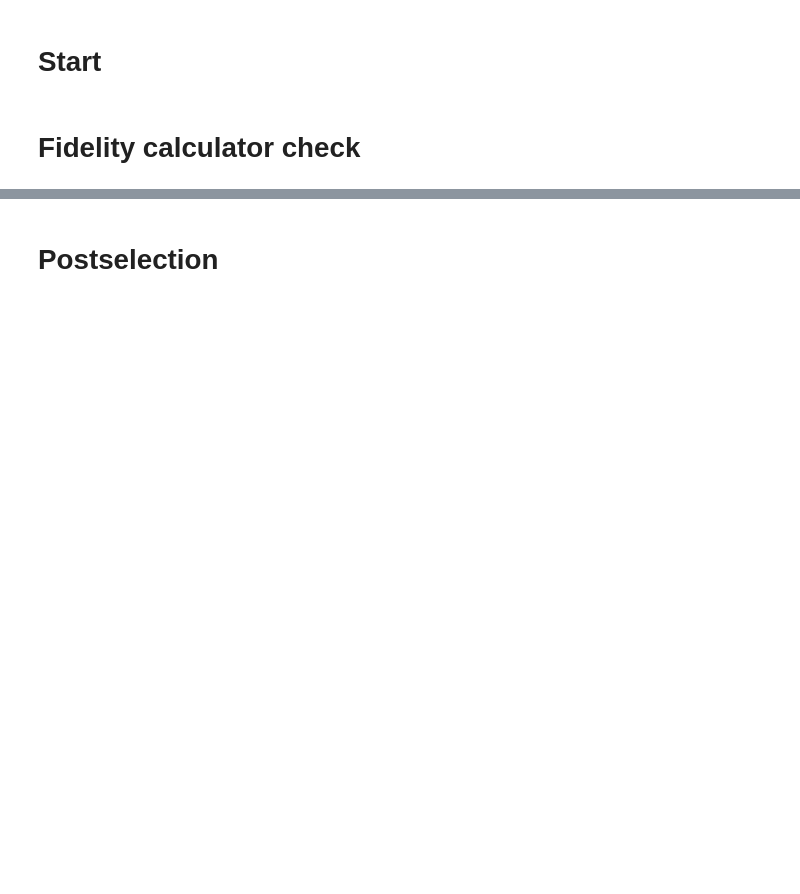
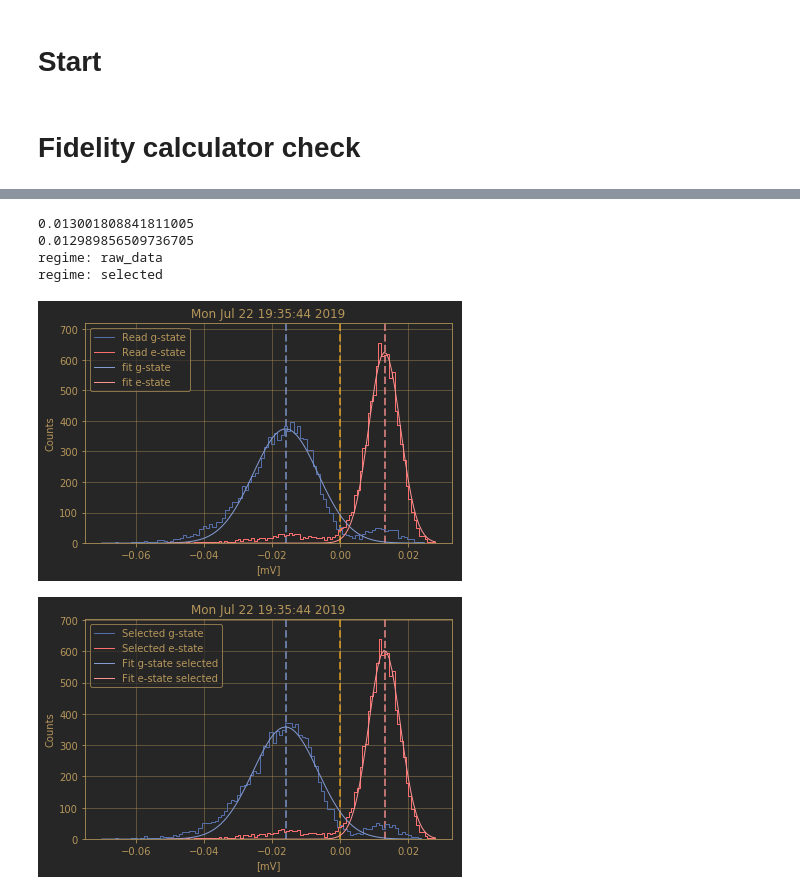
Before and after one commit to qc-coder/SingleShotReadout, a Jupyter notebook: Test_the_SSResult_Class.ipynb, the cells around one changed output, grey strips where cells are left out. Saved outputs shown, nothing was run; the diff lists cells and outputs as text; code cells hidden in the pictures; blank space fills up the shorter version.

Commit message:
for selected data there are different values of centers. It is added in object

```diff
--- a/Test_the_SSResult_Class.ipynb
+++ b/Test_the_SSResult_Class.ipynb
@@ -94,2 +28,0 @@ datafile
-# %%
-m2.load_data(datafile)
@@ -100,11 +28,0 @@ m2.re_g
-# %%
-import numpy as np
-from matplotlib import pyplot as plt
-from lib_SSResult import SSResult## This data we will use
-# from lib_SSResult import Histogram
-
-
-filename2 = '193544_SingleShot.dat'
-paramfile2 = '193544_parameters_Fidelity190722_193544.dat'
-m2 = SSResult(filename2, paramfile=paramfile2)
-pic = m2.plot_scatter_two_blob(dark=True)
@@ -123,3 +28,0 @@ pic = m2.plot_scatter_two_blob(dark=True, norm=True)
-# %%
-m2.set_best_threshold()
-print '\n THREHSOLD:', m2.threshold
@@ -140,12 +28,0 @@ if SHIFT_DATA:
-# %%
-import numpy as np
-from matplotlib import pyplot as plt
-from lib_SSResult import SSResult## This data we will use
-
-filename2 = '193544_SingleShot.dat'
-paramfile2 = '193544_parameters_Fidelity190722_193544.dat'
-m2 = SSResult(filename2, paramfile=paramfile2)
-
-
-m2.make_norm_data_from_raw()
-m2.set_best_threshold()
@@ -158,2 +28,0 @@ pic = m2.plot_hists(regime='raw_data_and_pre')
-# %% [markdown]
-# Postselection
@@ -166,0 +29,12 @@ m2.plot_scatter_two_blob()
+# %%
+print m2.center_x_e
+print m2.center_x_e_select
+pic = m2.plot_hists(log=False)
+pic2 = m2.plot_hists(log=False,regime='selected')
+# %% [output]
+0.013001808841811005
+0.012989856509736705
+regime: raw_data
+regime: selected
+[figure, added]
+[figure, added]
```
Also changed, not shown: parts of 32 cells of this notebook, 1 other file.
